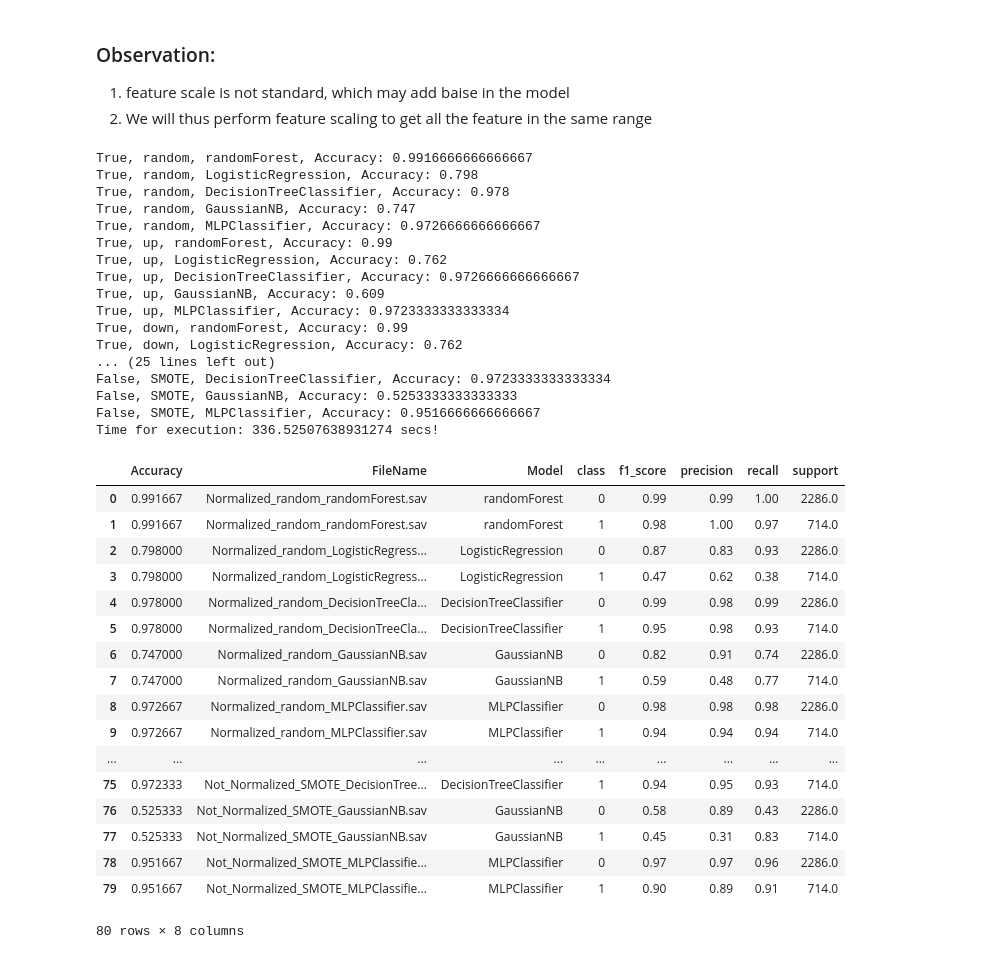
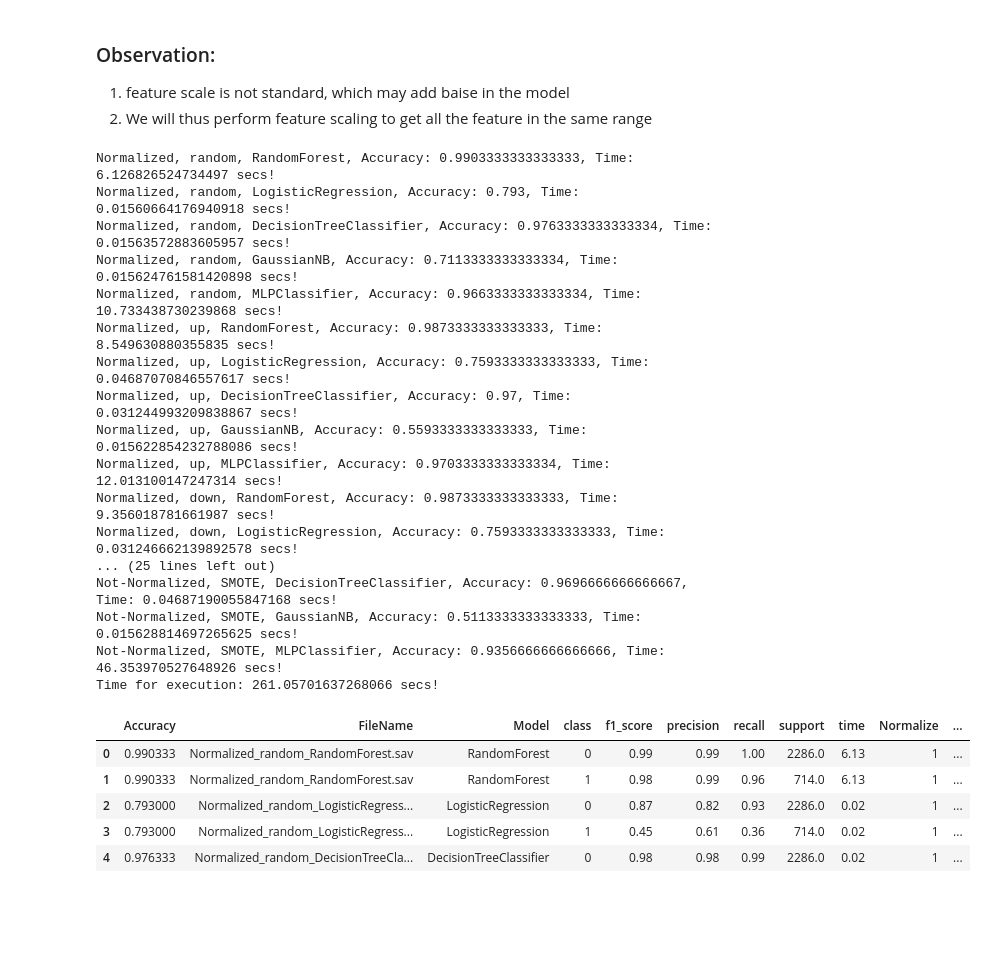
Before and after one commit to pramodnagare/Applied-Learning, a Jupyter notebook: Employee Retention Tool Kit/ToolKit.ipynb, the cells around one changed output. Saved outputs shown, nothing was run; the diff lists cells and outputs as text; code cells hidden in the pictures; blank space fills up the shorter version.

Commit message:
Updated model performance analysis

```diff
--- a/Employee Retention Tool Kit/ToolKit.ipynb
+++ b/Employee Retention Tool Kit/ToolKit.ipynb
@@ -380,7 +380,8 @@ def trainModels(data, configuration):
                         X_train, y_train = SMOTESampling(X_train_o, y_train_o, target)
                     if normalize:
                         X_train, X_test = normalizeInput(X_train, X_test_o)
-                    if model_name == "randomForest":
+                    start = time.time()
+                    if model_name == "RandomForest":
                         model = RandomForestClassifier(n_estimators=1000)
                         model.fit(X_train, y_train)
                     elif model_name == "LogisticRegression":
@@ -395,10 +396,12 @@ def trainModels(data, configuration):
                     elif model_name == "MLPClassifier":
                         model = MLPClassifier(hidden_layer_sizes=(30,70,50,30), max_iter=500)
                         model.fit(X_train, y_train)
+                    end = time.time()
 
-                    filename = str('Normalized' if normalize else 'Not_Normalized')+"_"+str(sampling)+"_"+str(model_name)+".sav"
+                    filename = str('Normalized' if normalize else 'Not-Normalized')+"_"+str(sampling)+"_"+str(model_name)+".sav"
 
-                    pickle.dump(model, open(filename, 'wb'))
+                    if configuration['export_model']:
+                        pickle.dump(model, open(filename, 'wb'))
 
                     if normalize:
                         predictions = model.predict(X_test)
@@ -407,11 +410,11 @@ def trainModels(data, configuration):
 
                     accuracy_test = accuracy_score(y_test_o, predictions)
 
-                    print("{}, {}, {}, Accuracy: {}".format(normalize, sampling, model_name, accuracy_test))
+                    print("{}, {}, {}, Accuracy: {}, Time: {} secs!".format(str('Normalized' if normalize else 'Not-Normalized'), sampling, model_name, accuracy_test, end-start))
 
                     classificationReport = classification_report(y_test_o, predictions)
 
-                    modelSummary.append(classifaction_report_csv(model_name, accuracy_test, classificationReport, filename))
+                    modelSummary.append(model_summary(model_name, accuracy_test, classificationReport, filename, end-start))
 
     return pd.concat(modelSummary)
 # %%
@@ -439,55 +446,44 @@ target = "left"
 
 configuration = {
                     'sampling': ['random', 'up', 'down', 'SMOTE'],
-                    'model': ['randomForest', 'LogisticRegression', 'DecisionTreeClassifier', 'GaussianNB', 'MLPClassifier'],
+                    'model': ['RandomForest', 'LogisticRegression', 'DecisionTreeClassifier', 'GaussianNB', 'MLPClassifier'],
                     'normalize': [True, False],
-                    'target': target
+                    'target': target,
+                    'export_model': False
                 }
 
 models_summary = trainModels(data_new, configuration)
-models_summary
 end = time.time()
 
 print("Time for execution: {} secs!".format(end-start))
 # %% [output]
-True, random, randomForest, Accuracy: 0.9916666666666667
-True, random, LogisticRegression, Accuracy: 0.798
-True, random, DecisionTreeClassifier, Accuracy: 0.978
-True, random, GaussianNB, Accuracy: 0.747
-True, random, MLPClassifier, Accuracy: 0.9726666666666667
-True, up, randomForest, Accuracy: 0.99
-True, up, LogisticRegression, Accuracy: 0.762
-True, up, DecisionTreeClassifier, Accuracy: 0.9726666666666667
-True, up, GaussianNB, Accuracy: 0.609
-True, up, MLPClassifier, Accuracy: 0.9723333333333334
-True, down, randomForest, Accuracy: 0.99
-True, down, LogisticRegression, Accuracy: 0.762
+Normalized, random, RandomForest, Accuracy: 0.9903333333333333, Time: 6.126826524734497 secs!
+Normalized, random, LogisticRegression, Accuracy: 0.793, Time: 0.01560664176940918 secs!
+Normalized, random, DecisionTreeClassifier, Accuracy: 0.9763333333333334, Time: 0.01563572883605957 secs!
+Normalized, random, GaussianNB, Accuracy: 0.7113333333333334, Time: 0.015624761581420898 secs!
+Normalized, random, MLPClassifier, Accuracy: 0.9663333333333334, Time: 10.733438730239868 secs!
+Normalized, up, RandomForest, Accuracy: 0.9873333333333333, Time: 8.549630880355835 secs!
+Normalized, up, LogisticRegression, Accuracy: 0.7593333333333333, Time: 0.04687070846557617 secs!
+Normalized, up, DecisionTreeClassifier, Accuracy: 0.97, Time: 0.031244993209838867 secs!
+Normalized, up, GaussianNB, Accuracy: 0.5593333333333333, Time: 0.015622854232788086 secs!
+Normalized, up, MLPClassifier, Accuracy: 0.9703333333333334, Time: 12.013100147247314 secs!
+Normalized, down, RandomForest, Accuracy: 0.9873333333333333, Time: 9.356018781661987 secs!
+Normalized, down, LogisticRegression, Accuracy: 0.7593333333333333, Time: 0.031246662139892578 secs!
 ... (25 lines left out)
-False, SMOTE, DecisionTreeClassifier, Accuracy: 0.9723333333333334
-False, SMOTE, GaussianNB, Accuracy: 0.5253333333333333
-False, SMOTE, MLPClassifier, Accuracy: 0.9516666666666667
-Time for execution: 336.52507638931274 secs!
+Not-Normalized, SMOTE, DecisionTreeClassifier, Accuracy: 0.9696666666666667, Time: 0.04687190055847168 secs!
+Not-Normalized, SMOTE, GaussianNB, Accuracy: 0.5113333333333333, Time: 0.015628814697265625 secs!
+Not-Normalized, SMOTE, MLPClassifier, Accuracy: 0.9356666666666666, Time: 46.353970527648926 secs!
+Time for execution: 261.05701637268066 secs!
 # %%
-models_summary.reset_index().drop('index', axis=1)
+models_summary = models_summary.reset_index().drop('index', axis=1)
+models_summary.head()
 # %% [output]
-|  | Accuracy | FileName | Model | class | f1_score | precision | recall | support |
-| 0 | 0.991667 | Normalized_random_randomForest.sav | randomForest | 0 | 0.99 | 0.99 | 1.00 | 2286.0 |
-| 1 | 0.991667 | Normalized_random_randomForest.sav | randomForest | 1 | 0.98 | 1.00 | 0.97 | 714.0 |
-| 2 | 0.798000 | Normalized_random_LogisticRegress... | LogisticRegression | 0 | 0.87 | 0.83 | 0.93 | 2286.0 |
-| 3 | 0.798000 | Normalized_random_LogisticRegress... | LogisticRegression | 1 | 0.47 | 0.62 | 0.38 | 714.0 |
-| 4 | 0.978000 | Normalized_random_DecisionTreeCla... | DecisionTreeClassifier | 0 | 0.99 | 0.98 | 0.99 | 2286.0 |
-| 5 | 0.978000 | Normalized_random_DecisionTreeCla... | DecisionTreeClassifier | 1 | 0.95 | 0.98 | 0.93 | 714.0 |
-| 6 | 0.747000 | Normalized_random_GaussianNB.sav | GaussianNB | 0 | 0.82 | 0.91 | 0.74 | 2286.0 |
-| 7 | 0.747000 | Normalized_random_GaussianNB.sav | GaussianNB | 1 | 0.59 | 0.48 | 0.77 | 714.0 |
-| 8 | 0.972667 | Normalized_random_MLPClassifier.sav | MLPClassifier | 0 | 0.98 | 0.98 | 0.98 | 2286.0 |
-| 9 | 0.972667 | Normalized_random_MLPClassifier.sav | MLPClassifier | 1 | 0.94 | 0.94 | 0.94 | 714.0 |
-| ... | ... | ... | ... | ... | ... | ... | ... | ... |
-| 75 | 0.972333 | Not_Normalized_SMOTE_DecisionTree... | DecisionTreeClassifier | 1 | 0.94 | 0.95 | 0.93 | 714.0 |
-| 76 | 0.525333 | Not_Normalized_SMOTE_GaussianNB.sav | GaussianNB | 0 | 0.58 | 0.89 | 0.43 | 2286.0 |
-| 77 | 0.525333 | Not_Normalized_SMOTE_GaussianNB.sav | GaussianNB | 1 | 0.45 | 0.31 | 0.83 | 714.0 |
-| 78 | 0.951667 | Not_Normalized_SMOTE_MLPClassifie... | MLPClassifier | 0 | 0.97 | 0.97 | 0.96 | 2286.0 |
-| 79 | 0.951667 | Not_Normalized_SMOTE_MLPClassifie... | MLPClassifier | 1 | 0.90 | 0.89 | 0.91 | 714.0 |
+|  | Accuracy | FileName | Model | class | f1_score | precision | recall | support | time | Normalize | ... |
+| 0 | 0.990333 | Normalized_random_RandomForest.sav | RandomForest | 0 | 0.99 | 0.99 | 1.00 | 2286.0 | 6.13 | 1 | ... |
+| 1 | 0.990333 | Normalized_random_RandomForest.sav | RandomForest | 1 | 0.98 | 0.99 | 0.96 | 714.0 | 6.13 | 1 | ... |
+| 2 | 0.793000 | Normalized_random_LogisticRegress... | LogisticRegression | 0 | 0.87 | 0.82 | 0.93 | 2286.0 | 0.02 | 1 | ... |
+| 3 | 0.793000 | Normalized_random_LogisticRegress... | LogisticRegression | 1 | 0.45 | 0.61 | 0.36 | 714.0 | 0.02 | 1 | ... |
+| 4 | 0.976333 | Normalized_random_DecisionTreeCla... | DecisionTreeClassifier | 0 | 0.98 | 0.98 | 0.99 | 2286.0 | 0.02 | 1 | ... |
-80 rows × 8 columns
 # %%
 models_summary[models_summary['Accuracy'] == models_summary['Accuracy'].max()]
 # %% [output]
```
Also changed, not shown: parts of 17 cells of this notebook, 2 other files.
